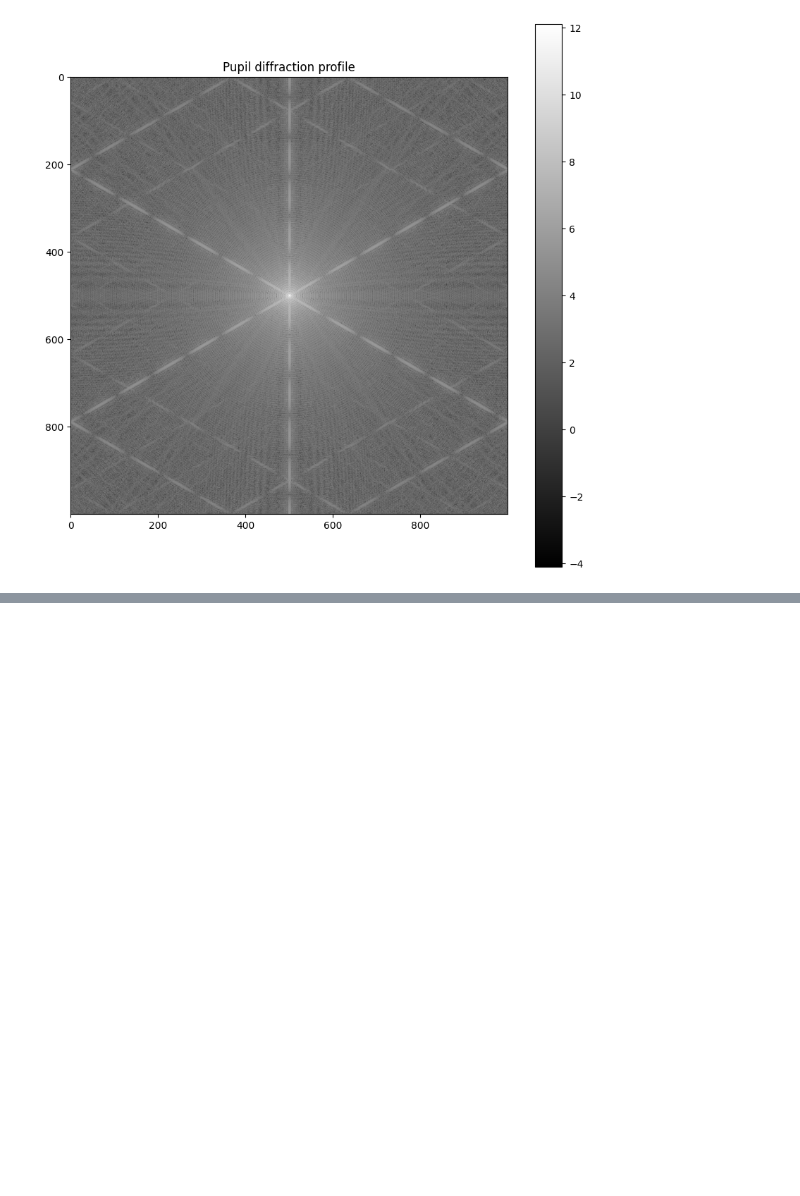
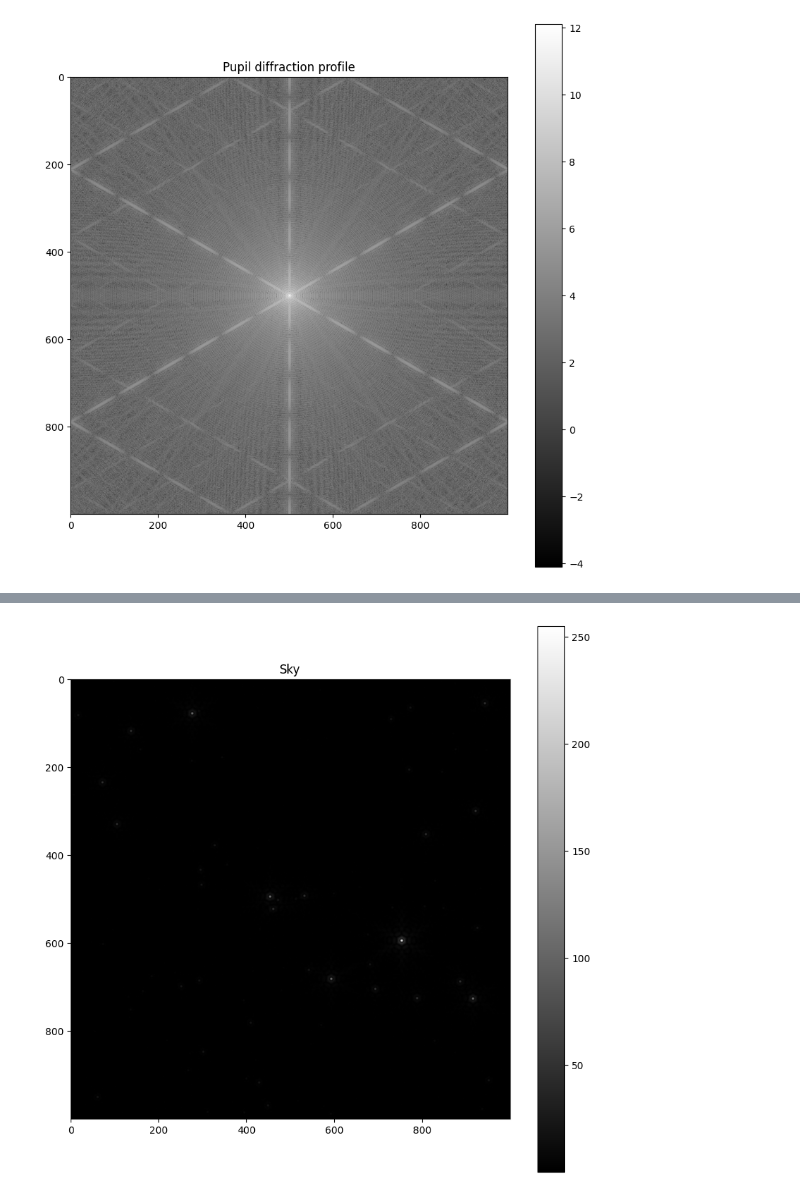
Before and after one commit to LeiRoF/Sextractor-driven-by-Machine-Learning, a Jupyter notebook: Step_1_Image_verification.ipynb, the cells around one changed output, grey strips where cells are left out. Cells and saved outputs as stored; diff of their text form; code cells hidden in the pictures; blank space fills up the shorter version.

```diff
--- a/Step_1_Image_verification.ipynb
+++ b/Step_1_Image_verification.ipynb
@@ -32,0 +33,6 @@ shot.show()
+# %%
+import numpy as np
+shot.picture = shot.picture * 255 / np.max(shot.picture)
+shot.show()
+# %% [output]
+[figure, added]
```
Also changed, not shown: parts of 2 cells of this notebook, 12 other files.
